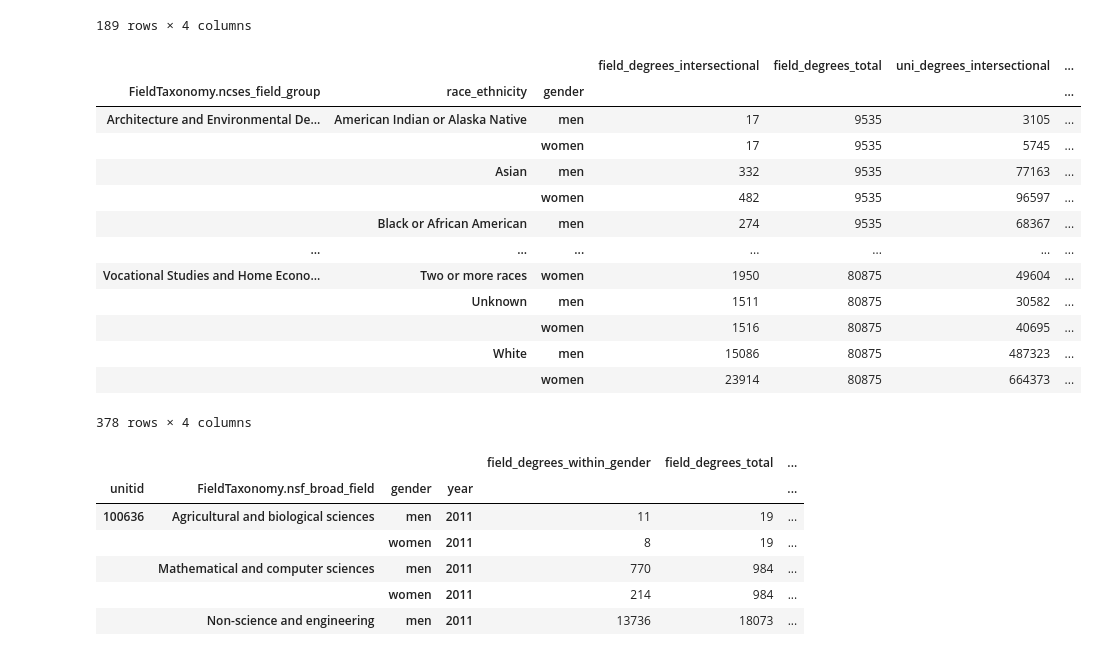
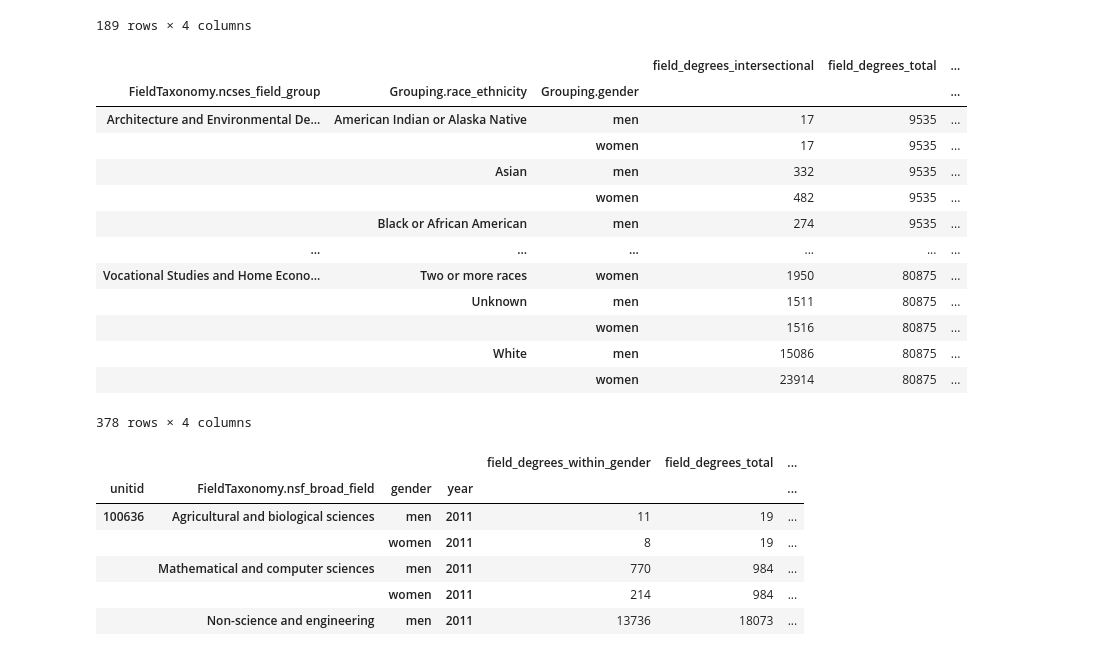
Before and after one commit to scienceforamerica/scipeds, a Jupyter notebook: docs/docs/usage.ipynb, the cells around one changed output. Saved outputs shown, nothing was run; the diff lists cells and outputs as text; code cells hidden in the pictures.

Commit message:
migrate notebook to use Grouping enum

```diff
--- a/docs/docs/usage.ipynb
+++ b/docs/docs/usage.ipynb
@@ -283,24 +283,24 @@ engine.field_totals_by_grouping(
 # %%
 # Aggregate across each intersectional group for each field
 engine.field_totals_by_grouping(
-    grouping="intersectional",
+    grouping=Grouping.intersectional,
     taxonomy=FieldTaxonomy.ncses_field_group,
     query_filters=filters,
 )
 # %% [output]
-|  |  |  | field_degrees_intersectional | field_degrees_total | uni_degrees_intersectional | ... |
-| FieldTaxonomy.ncses_field_group | race_ethnicity | gender |  |  |  | ... |
-| Architecture and Environmental De... | American Indian or Alaska Native | men | 17 | 9535 | 3105 | ... |
-|  |  | women | 17 | 9535 | 5745 | ... |
-|  | Asian | men | 332 | 9535 | 77163 | ... |
-|  |  | women | 482 | 9535 | 96597 | ... |
-|  | Black or African American | men | 274 | 9535 | 68367 | ... |
-| ... | ... | ... | ... | ... | ... | ... |
-| Vocational Studies and Home Econo... | Two or more races | women | 1950 | 80875 | 49604 | ... |
-|  | Unknown | men | 1511 | 80875 | 30582 | ... |
-|  |  | women | 1516 | 80875 | 40695 | ... |
-|  | White | men | 15086 | 80875 | 487323 | ... |
-|  |  | women | 23914 | 80875 | 664373 | ... |
+|  |  |  | field_degrees_intersectional | field_degrees_total | ... |
+| FieldTaxonomy.ncses_field_group | Grouping.race_ethnicity | Grouping.gender |  |  | ... |
+| Architecture and Environmental De... | American Indian or Alaska Native | men | 17 | 9535 | ... |
+|  |  | women | 17 | 9535 | ... |
+|  | Asian | men | 332 | 9535 | ... |
+|  |  | women | 482 | 9535 | ... |
+|  | Black or African American | men | 274 | 9535 | ... |
+| ... | ... | ... | ... | ... | ... |
+| Vocational Studies and Home Econo... | Two or more races | women | 1950 | 80875 | ... |
+|  | Unknown | men | 1511 | 80875 | ... |
+|  |  | women | 1516 | 80875 | ... |
+|  | White | men | 15086 | 80875 | ... |
+|  |  | women | 23914 | 80875 | ... |
 378 rows × 4 columns
 # %%
 # Aggregate by gender for each NSF Broad Field and each university each year
```
Also changed, not shown: parts of 5 cells of this notebook.
